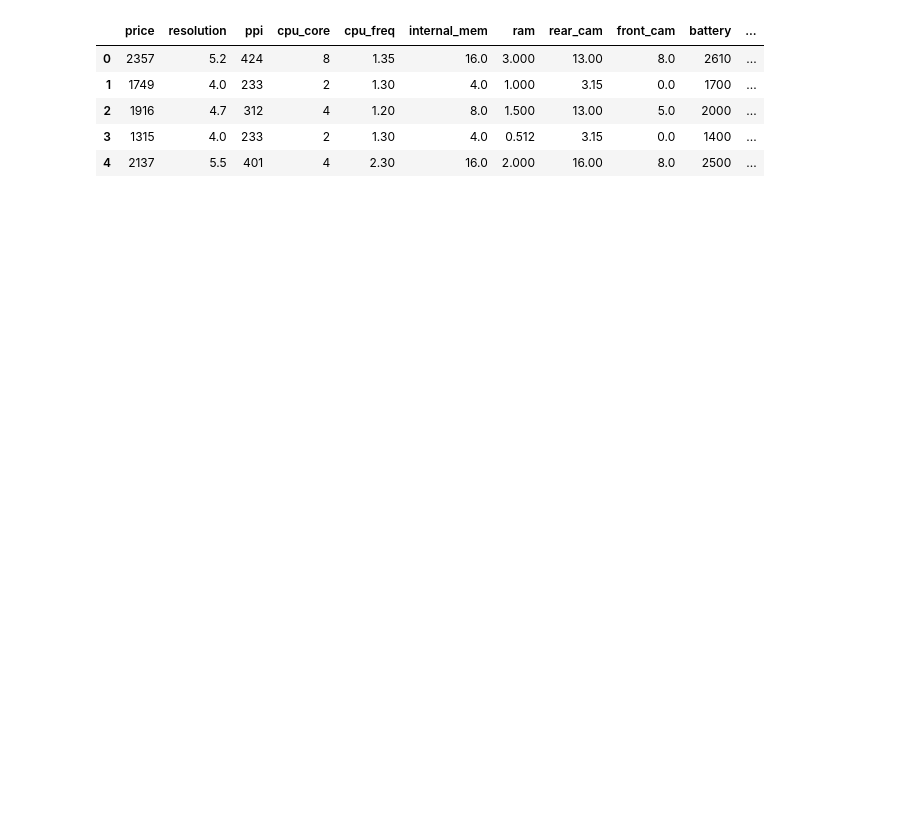
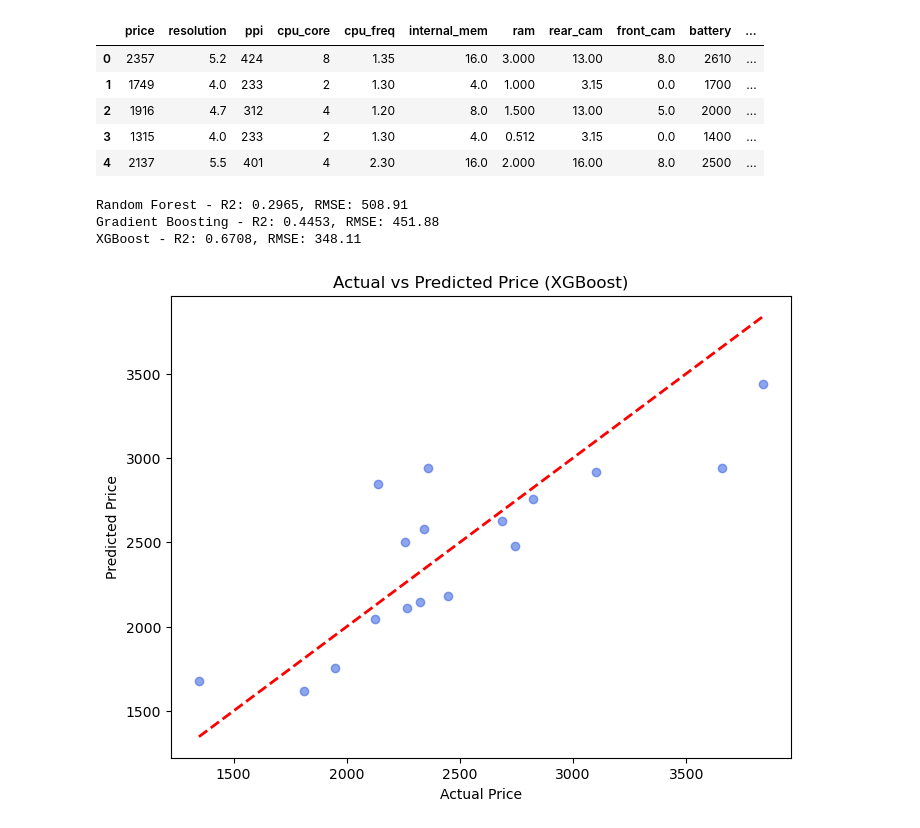
Before and after one commit to RaymussenArthur/MobilePhonePricePrediction, a Jupyter notebook: Notebooks/Modeling.ipynb, the cells around one changed output. Drawn from its saved outputs; the diff is of its cells as text; code cells hidden in the pictures; blank space fills up the shorter version.

Commit message:
XG Boost Pred

```diff
--- a/Notebooks/Modeling.ipynb
+++ b/Notebooks/Modeling.ipynb
@@ -19,26 +20,38 @@ df.head()
 | 3 | 1315 | 4.0 | 233 | 2 | 1.30 | 4.0 | 0.512 | 3.15 | 0.0 | 1400 | ... |
 | 4 | 2137 | 5.5 | 401 | 4 | 2.30 | 16.0 | 2.000 | 16.00 | 8.0 | 2500 | ... |
 # %%
-# drop price_range column for features and set it as target variable
-x = df.drop(['price_range'], axis=1) # x as input
-y = df['price_range'] #y as output
+# drop price column for features and set it as target variable
+x = df.drop(['price', 'price_range'], axis=1) # price not used as feature
+y = df['price'] #y as output
 # %%
 # split the dataset into training and testing sets
-x_train, x_test, y_train, y_test = train_test_split(x, y, test_size=0.2, random_state=42 stratify=y)
+x_train, x_test, y_train, y_test = train_test_split(x, y, test_size=0.2, random_state=42)
 # %%
 models = {
     'Random Forest': RandomForestClassifier(),
     'Gradient Boosting': GradientBoostingClassifier(),
-    'XGBoost': XGBClassifier(use_label_encoder=False, eval_metric='mlogloss', random_state=42)
+    'XGBoost': XGBRegressor()
 }
 # %%
-results = {}
 for name, model in models.items():
     model.fit(x_train, y_train)
     y_pred = model.predict(x_test)
-    accuracy = accuracy_score(y_test, y_pred)
-    f1 = f1_score(y_test, y_pred, average='weighted')
-    results[name] = {
-        'accuracy': accuracy,
-        'f1_score': f1
-    }
+    r2 = r2_score(y_test, y_pred)
+    rmse = mean_squared_error(y_test, y_pred, squared=False)
+    print(f"{name} - R2: {r2:.4f}, RMSE: {rmse:.2f}")
+# %% [output]
+Random Forest - R2: 0.2965, RMSE: 508.91
+Gradient Boosting - R2: 0.4453, RMSE: 451.88
+XGBoost - R2: 0.6708, RMSE: 348.11
+# %%
+y_pred_xgb = models['XGBoost'].predict(x_test)
+
+plt.figure(figsize=(8,6))
+plt.scatter(y_test, y_pred_xgb, color='royalblue', alpha=0.6)
+plt.plot([y_test.min(), y_test.max()], [y_test.min(), y_test.max()], 'r--', lw=2)
+plt.xlabel("Actual Price")
+plt.ylabel("Predicted Price")
+plt.title("Actual vs Predicted Price (XGBoost)")
+plt.show()
+# %% [output]
+[figure, added]
```
Also changed, not shown: parts of 2 cells of this notebook.
